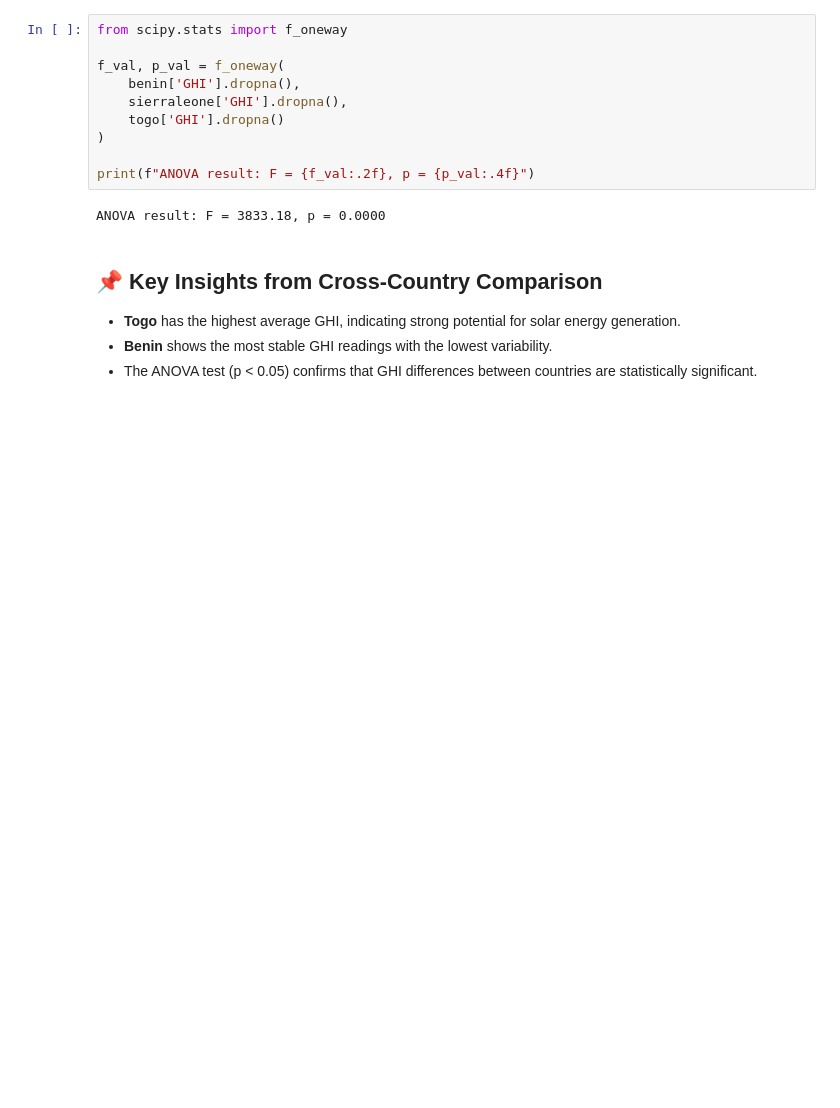
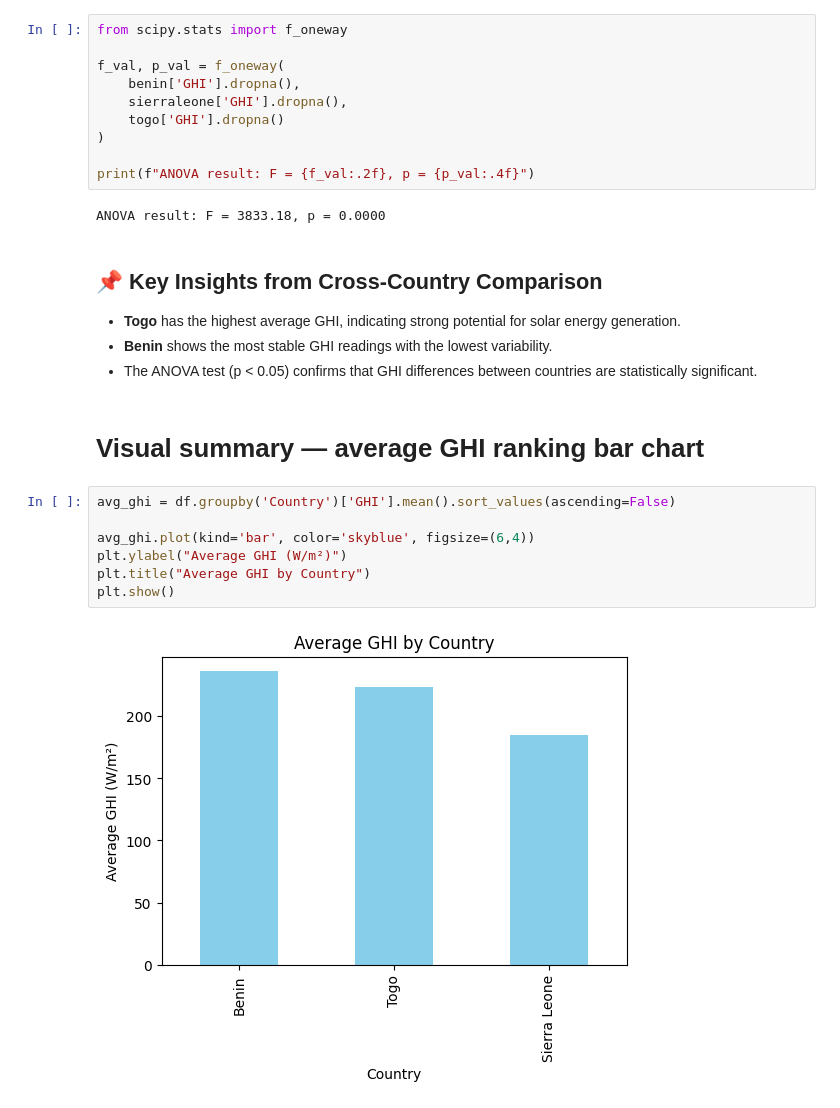
Before and after one commit to yoseph-zemede/solar-challenge-week1, a Jupyter notebook: notebooks/compare_countries.ipynb, the cells around one changed output. Drawn from its saved outputs; the diff is of its cells as text; blank space fills up the shorter version.

Commit message:
feat: bar chart ranking countries by average GHI

```diff
--- a/notebooks/compare_countries.ipynb
+++ b/notebooks/compare_countries.ipynb
@@ -69,3 +69,14 @@ ANOVA result: F = 3833.18, p = 0.0000
 - **Togo** has the highest average GHI, indicating strong potential for solar energy generation.
 - **Benin** shows the most stable GHI readings with the lowest variability.
 - The ANOVA test (p < 0.05) confirms that GHI differences between countries are statistically significant.
+# %% [markdown]
+# Visual summary — average GHI ranking bar chart
+# %%
+avg_ghi = df.groupby('Country')['GHI'].mean().sort_values(ascending=False)
+
+avg_ghi.plot(kind='bar', color='skyblue', figsize=(6,4))
+plt.ylabel("Average GHI (W/m²)")
+plt.title("Average GHI by Country")
+plt.show()
+# %% [output]
+[figure, added]
```
